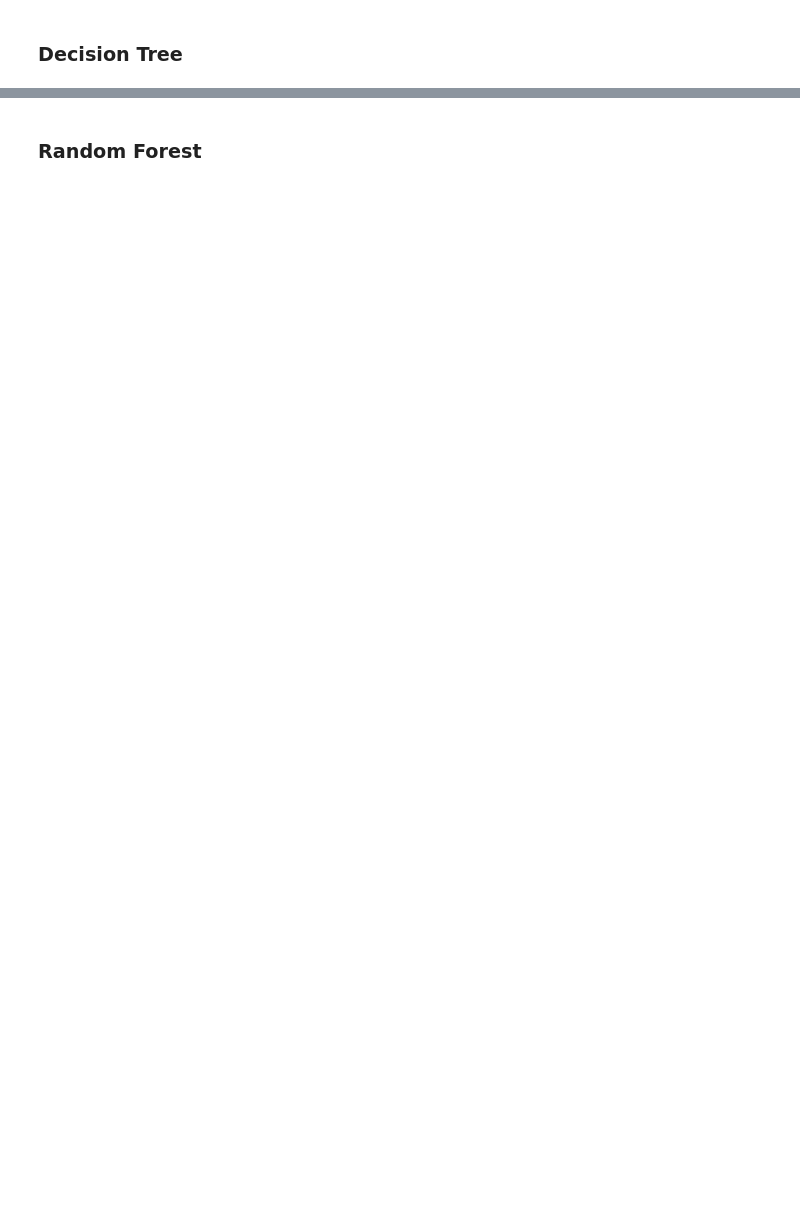
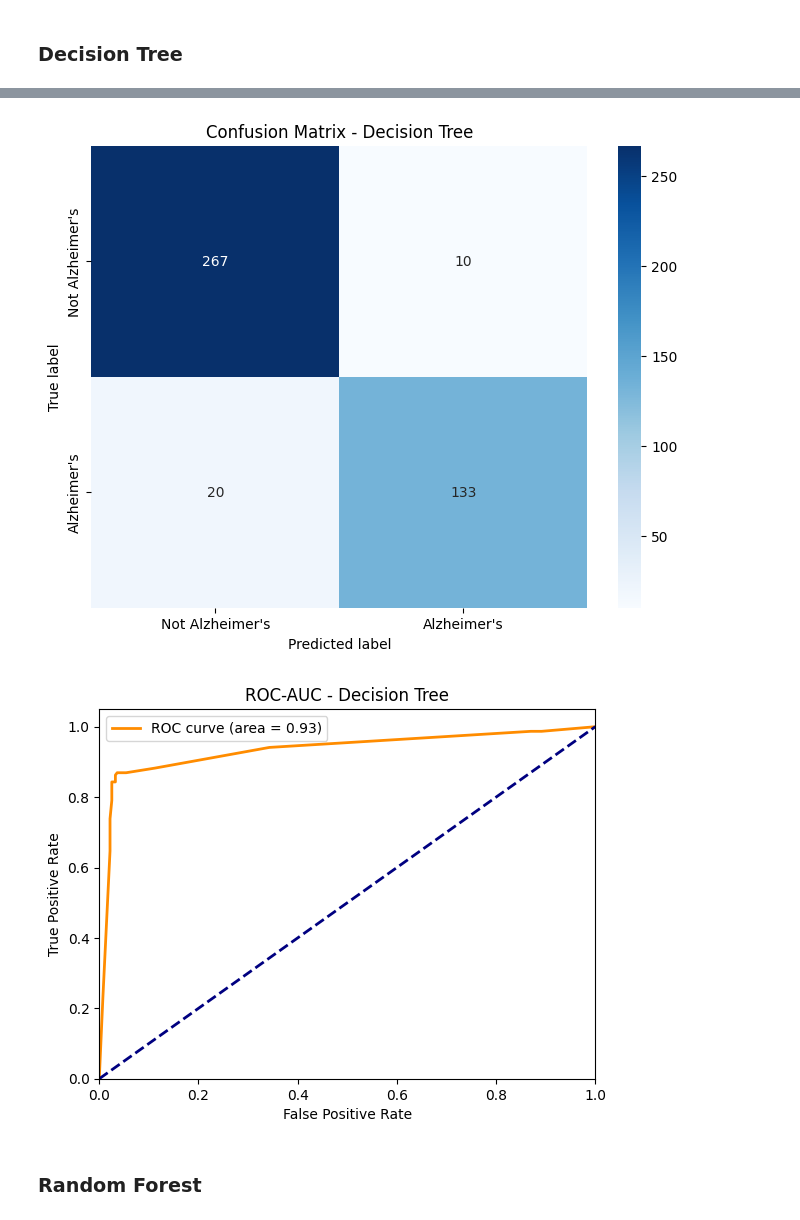
Before and after one commit to HuynhHanDong/Alzheimer-Classification, a Jupyter notebook: train_ML.ipynb, the cells around one changed output, grey strips where cells are left out. Saved outputs shown, nothing was run; the diff lists cells and outputs as text; code cells hidden in the pictures; blank space fills up the shorter version.

```diff
--- a/train_ML.ipynb
+++ b/train_ML.ipynb
@@ -546,0 +442,71 @@ weighted avg       0.89      0.89      0.89       215
+# %%
+# Create a Decision Tree classifier
+dt = DecisionTreeClassifier(random_state=42)
+
+# Perform cross-validation on the base model
+cv_scores = cross_val_score(dt, X_train, y_train, cv=5, scoring='accuracy')
+print(f"Base Decision Tree model cross-validation scores: {cv_scores}")
+print(f"Mean cross-validation accuracy: {cv_scores.mean():.4f} ± {cv_scores.std():.4f}")
+
+# Define the parameter grid to search
+grid_parameters={
+    'max_depth': [3, 5, 10, None],     # Tree depth
+    'min_samples_split': [2, 5, 10],   # Min samples to split a node
+    'min_samples_leaf': [1, 2, 4]      # Min samples in a leaf node
+}
+
+# Set up GridSearchCV with 5-fold cross-validation
+dt_grid_search=GridSearchCV(
+    estimator=DecisionTreeClassifier(),
+    param_grid= grid_parameters,
+    scoring='accuracy',   # Evaluate performance using accuracy score
+    cv=5,                 # 5-fold cross-validation
+    n_jobs=-1             # Use all available processors to run in parallel
+)
+# Fit the grid search to the data
+dt_grid_search.fit(X_train, y_train)
+
+# Print the best parameters and score
+print("\nBest parameters found:", dt_grid_search.best_params_)
+print(f"Best cross-validation accuracy: {dt_grid_search.best_score_:.4f}")
+
+# Get the best model
+best_dt = dt_grid_search.best_estimator_
+
+# Make predictions on the test set
+y_pred = best_dt.predict(X_test)
+
+# Print test accuracy
+dt_accuracy = accuracy_score(y_test, y_pred)
+print(f"XGBoost test accuracy: {dt_accuracy:.4f}")
+
+# Print classification report
+print("\nClassification Report - Decision Tree:")
+print(classification_report(y_test, y_pred))
+
+# Create and plot confusion matrix
+dt_cm = confusion_matrix(y_test, y_pred)
+plt.figure(figsize=(8, 6))
+sns.heatmap(dt_cm, annot=True, fmt='d', cmap='Blues',  # annot: display data values; fmt='d': decimal format
+            xticklabels=["Not Alzheimer's", "Alzheimer's"],
+            yticklabels=["Not Alzheimer's", "Alzheimer's"])
+plt.xlabel('Predicted label')
+plt.ylabel('True label')
+plt.title('Confusion Matrix - Decision Tree')
+plt.show()
+
+# ROC-AUC
+y_probs = best_dt.predict_proba(X_test)[:, 1]
+fpr, tpr, _ = roc_curve(y_test, y_probs)
+roc_auc = auc(fpr, tpr)
+
+plt.plot(fpr, tpr, color='darkorange', lw=2, label=f'ROC curve (area = {roc_auc:.2f})')  # lw: line width
+plt.plot([0, 1], [0, 1], color='navy', lw=2, linestyle='--')
+plt.xlim([0.0, 1.0])
+plt.ylim([0.0, 1.05])
+plt.xlabel('False Positive Rate')
+plt.ylabel('True Positive Rate')
+plt.title('ROC-AUC - Decision Tree')
+plt.legend()
+plt.show()
+# %% [output]
@@ -547,2 +529,4 @@ weighted avg       0.89      0.89      0.89       215
+[figure, added]
+[figure, added]
 # %% [markdown]
 ### Random Forest
```
Also changed, not shown: parts of 45 cells of this notebook, 3 other files.
